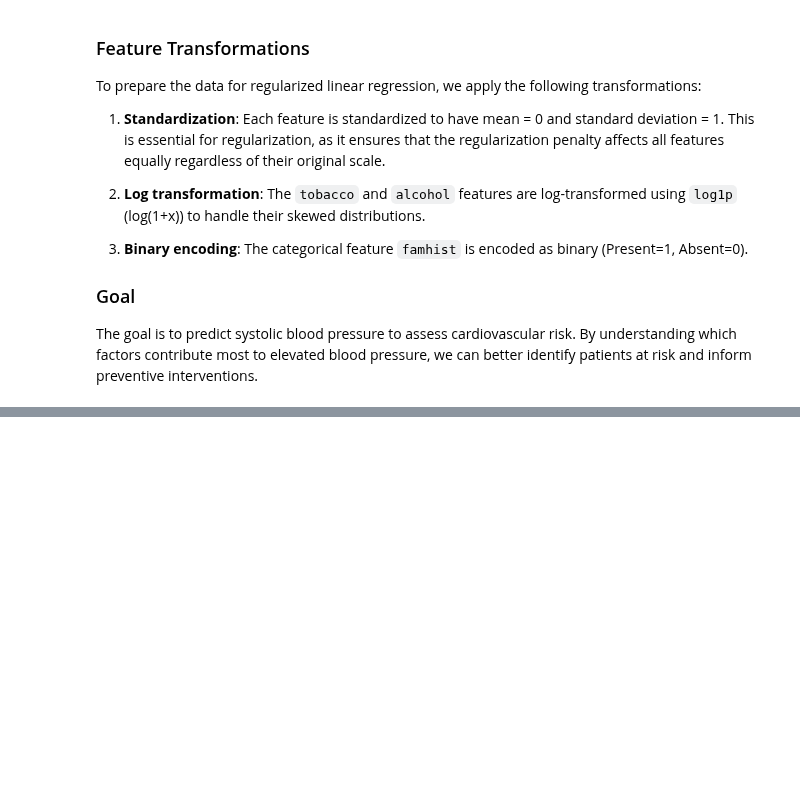
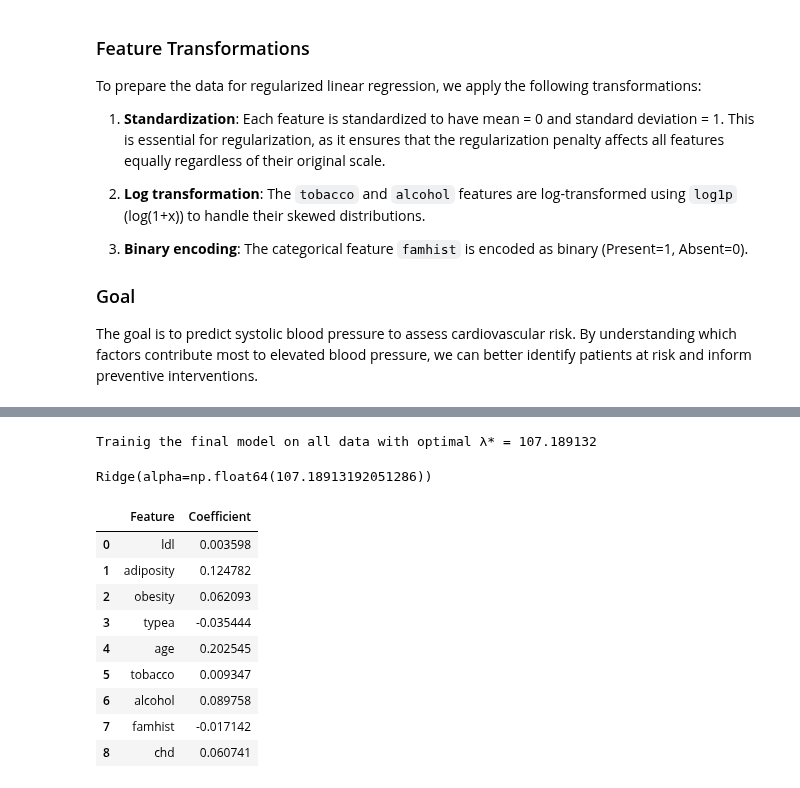
Before and after one commit to rifolio/dtu-projects-2025-autumn, a Jupyter notebook: machine-learning/project-2-parallel/regression-part-a.ipynb, the cells around one changed output, grey strips where cells are left out. Drawn from its saved outputs; the diff is of its cells as text; code cells hidden in the pictures; blank space fills up the shorter version.

```diff
--- a/machine-learning/project-2-parallel/regression-part-a.ipynb
+++ b/machine-learning/project-2-parallel/regression-part-a.ipynb
@@ -81,0 +433,34 @@ df_heart_standarized.head()
+# %%
+# training final model on all data with optimal λ*. We focus on the all-features model
+print(f'Trainig the final model on all data with optimal λ* = {optimal_lambda_all:.6f}')
+final_model_all = Ridge(alpha=optimal_lambda_all, fit_intercept=True)
+final_model_all.fit(X, y)
+# %% [output]
+Trainig the final model on all data with optimal λ* = 107.189132
+Ridge(alpha=np.float64(107.18913192051286))
+# %%
+# extract coefficients and intercept
+coefficients_all = final_model_all.coef_.flatten()
+intercept_all = final_model_all.intercept_
+
+# feature names
+feature_names = df_heart_standarized.drop(columns=['sbp']).columns.tolist()
+
+# coefficient DataFrame for all features
+coef_df = pd.DataFrame({
+    'Feature': feature_names,
+    'Coefficient': coefficients_all
+})
+
+coef_df
+# %% [output]
+|  | Feature | Coefficient |
+| 0 | ldl | 0.003598 |
+| 1 | adiposity | 0.124782 |
+| 2 | obesity | 0.062093 |
+| 3 | typea | -0.035444 |
+| 4 | age | 0.202545 |
+| 5 | tobacco | 0.009347 |
+| 6 | alcohol | 0.089758 |
+| 7 | famhist | -0.017142 |
+| 8 | chd | 0.060741 |
```
Also changed, not shown: parts of 26 cells of this notebook, 1 other file.
